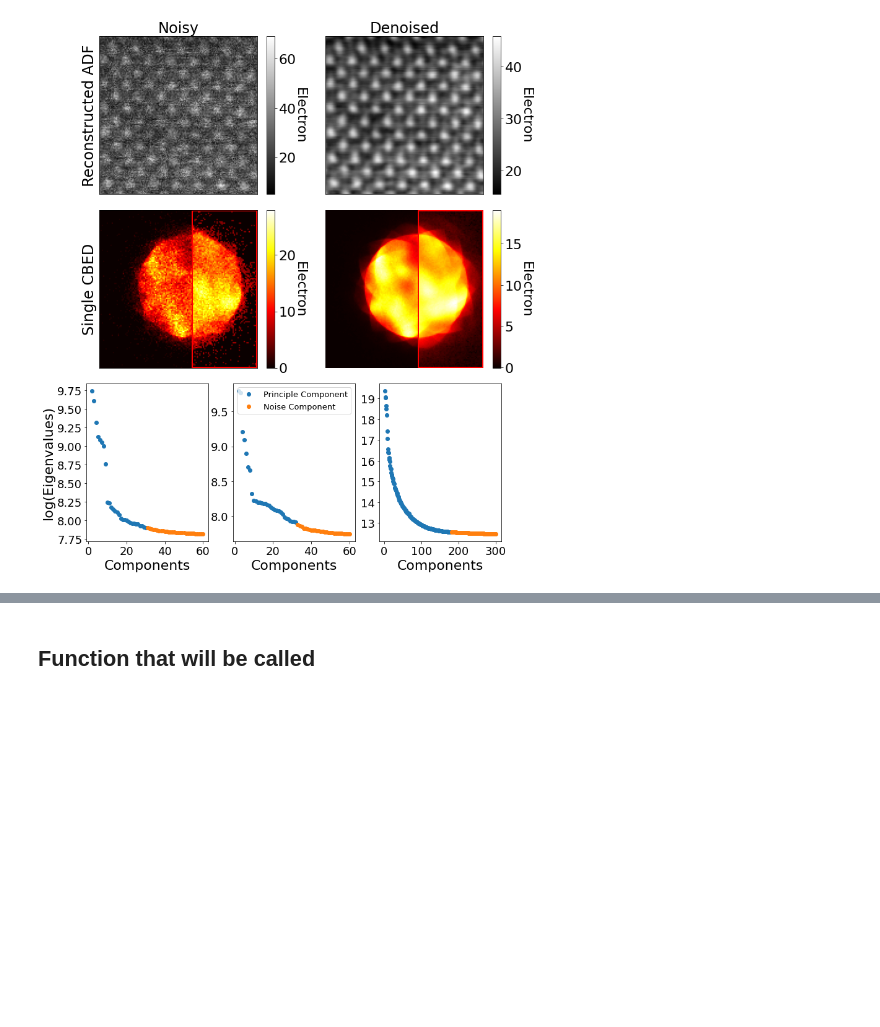
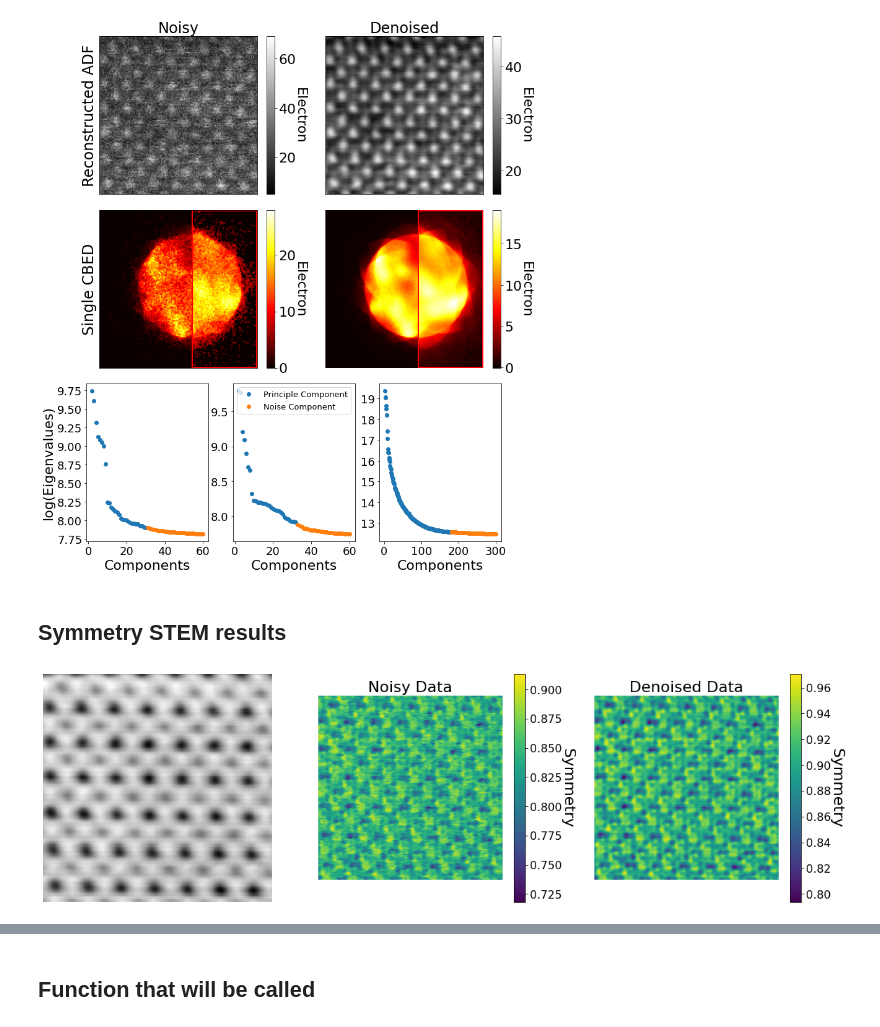
Before and after one commit to CY-Zhang/TensorSVDpaper, a Jupyter notebook: ResultProcessing/VisulizeResults_Experiment.ipynb, the cells around one changed output, grey strips where cells are left out. Saved outputs shown, nothing was run; the diff lists cells and outputs as text; code cells hidden in the pictures; blank space fills up the shorter version.

Commit message:
Added symmetry STEM analysis to the files

```diff
--- a/ResultProcessing/VisulizeResults_Experiment.ipynb
+++ b/ResultProcessing/VisulizeResults_Experiment.ipynb
@@ -742,3 +742,33 @@ fig.subplots_adjust(wspace = 0.2, hspace = 0.1)
 # fig.savefig('/srv/home/chenyu/TensorDenoise/Experiment/STO_exp_results.tif')
 # %% [output]
 [figure]
+# %% [markdown]
+## Symmetry STEM results
+# %%
+path = 'D:/2020/TensorSVD/ManuscriptRelated/ExperimentData/TensorDenoised/'
+symmetry_STEM = sio.loadmat(path + 'STO_symmetrySTEM_exp_90deg.mat')
+symmetry_raw = symmetry_STEM['symmetry_noisy']
+symmetry_denoised = symmetry_STEM['symmetry_denoised']
+# %%
+plt.figure(figsize=(20,6))
+plt.subplot(131)
+plt.imshow(np.transpose(np.sum(denoised_data,axis=0)),cmap='gray')
+plt.axis('off')
+
+plt.subplot(132)
+plt.imshow(symmetry_raw)
+plt.axis('off')
+plt.title('Noisy Data', fontsize = 22)
+cbar = plt.colorbar()
+cbar.ax.tick_params(labelsize=16)
+cbar.set_label('Symmetry',rotation=270,fontsize=22,labelpad=18)
+
+plt.subplot(133)
+plt.imshow(symmetry_denoised)
+plt.axis('off')
+plt.title('Denoised Data', fontsize = 22)
+cbar = plt.colorbar()
+cbar.ax.tick_params(labelsize=16)
+cbar.set_label('Symmetry',rotation=270,fontsize=22,labelpad=18)
+# %% [output]
+[figure, added]
```
Also changed, not shown: parts of 4 cells of this notebook, 3 other files.
